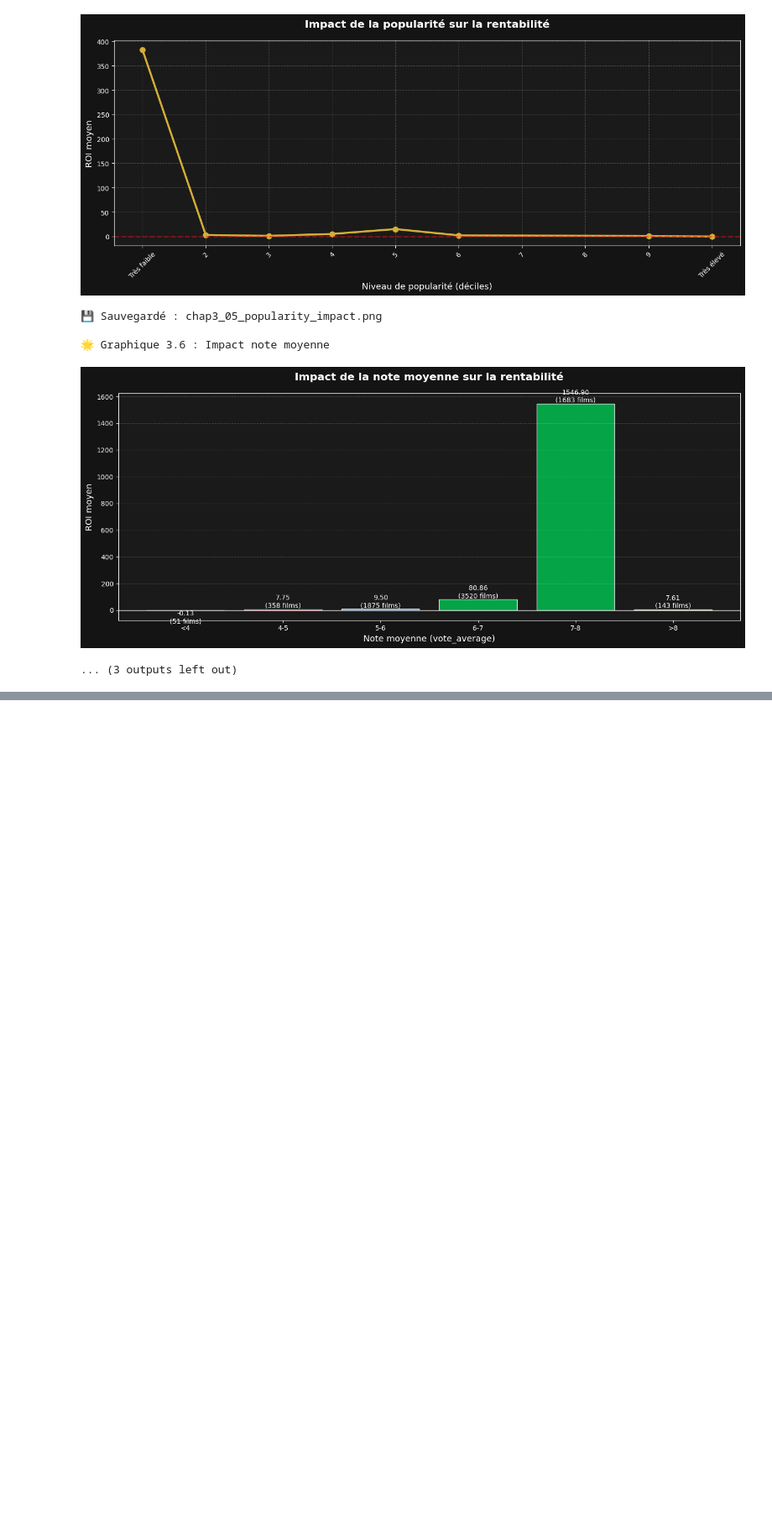
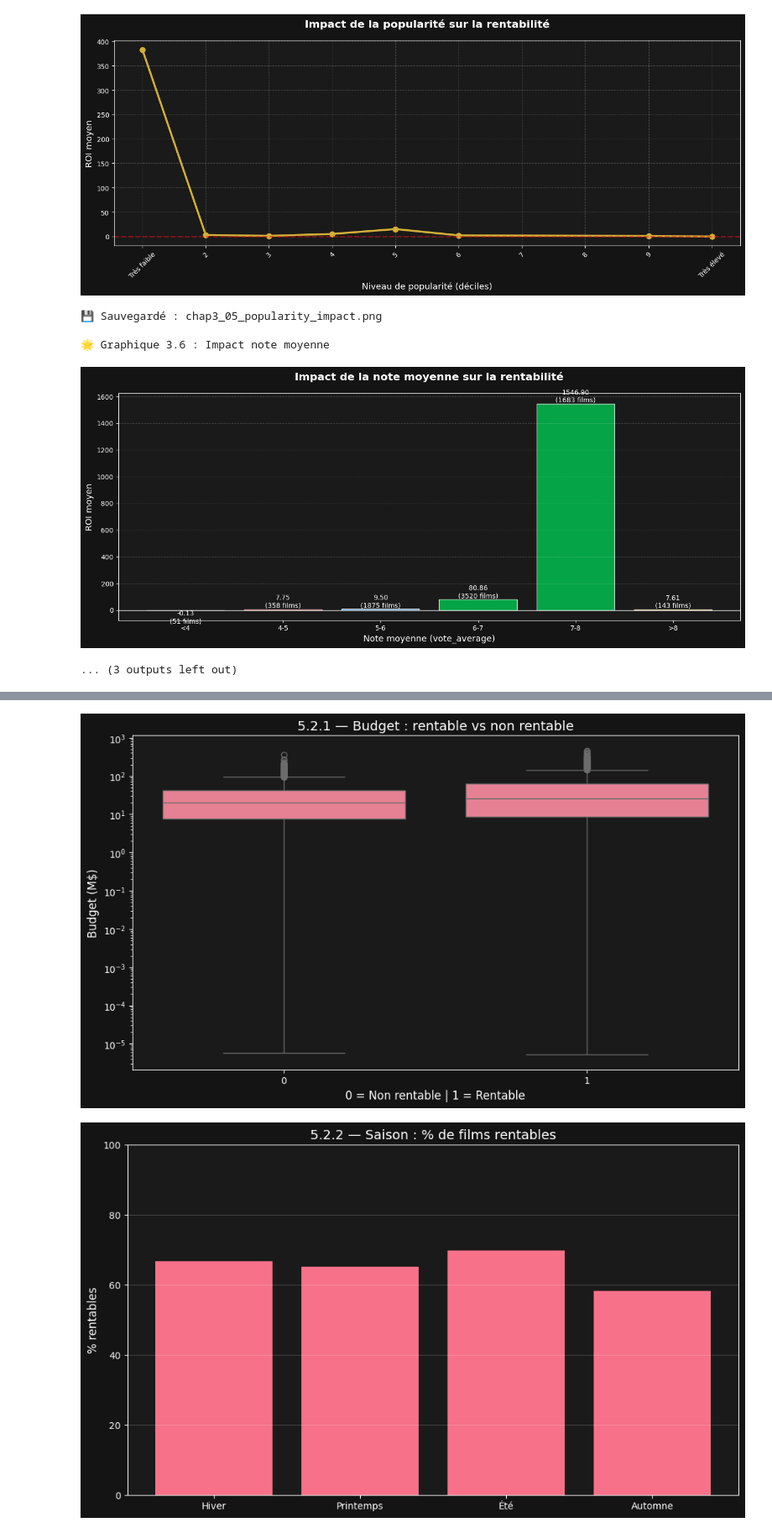
Before and after one commit to Nabintou-FOFANA/movie-profitability-predictor, a Jupyter notebook: notebooks/02_visualizations_static.ipynb, the cells around one changed output, grey strips where cells are left out. Shown at 84% size. Cells and saved outputs as stored; diff of their text form; code cells hidden in the pictures; blank space fills up the shorter version.

```diff
--- a/notebooks/02_visualizations_static.ipynb
+++ b/notebooks/02_visualizations_static.ipynb
@@ -849,0 +1130,64 @@ CHAPITRE 3 : FACTEURS DE SUCCÈS
+# %%
+# ==============================================================================
+# 5.2 — Caractéristiques comparées (pré-sortie) — VERSION PERTINENTE INVESTISSEUR
+# Objectif : identifier des signaux AVANT sortie (budget, timing, genre)
+# ==============================================================================
+
+# 5.2.1 Budget : boxplot
+plt.figure(figsize=(10,6))
+sns.boxplot(data=df5, x="is_profitable", y="budget_million")
+plt.title("5.2.1 — Budget : rentable vs non rentable")
+plt.xlabel("0 = Non rentable | 1 = Rentable")
+plt.ylabel("Budget (M$)")
+plt.yscale("log")  # utile car budgets très étalés
+plt.tight_layout()
+plt.show()
+
+# 5.2.2 Saison : taux de rentabilité
+season_order = ["Hiver", "Printemps", "Été", "Automne"]
+season_rate = (df5.groupby("season")["is_profitable"].mean() * 100).reindex(season_order)
+
+plt.figure(figsize=(10,6))
+plt.bar(season_rate.index, season_rate.values)
+plt.title("5.2.2 — Saison : % de films rentables")
+plt.ylabel("% rentables")
+plt.ylim(0, 100)
+plt.grid(axis="y", alpha=0.2)
+plt.tight_layout()
+plt.show()
+
+# 5.2.3 Catégorie budget : taux de rentabilité
+budget_order = ["Petit (<10M)", "Moyen (10-50M)", "Gros (50-100M)", "Blockbuster (>100M)"]
+budget_rate = (df5.groupby("budget_category")["is_profitable"].mean() * 100).reindex(budget_order)
+
+plt.figure(figsize=(12,6))
+plt.bar(budget_rate.index, budget_rate.values)
+plt.title("5.2.3 — Catégorie de budget : % de films rentables")
+plt.ylabel("% rentables")
+plt.ylim(0, 100)
+plt.grid(axis="y", alpha=0.2)
+plt.tight_layout()
+plt.show()
+
+# 5.2.4 Genres : Top 10 genres les plus stables (% rentables)
+# (on filtre un minimum de films par genre pour éviter les conclusions fragiles)
+MIN_FILMS_GENRE = 30
+genre_counts = df5["main_genre"].value_counts()
+valid_genres = genre_counts[genre_counts >= MIN_FILMS_GENRE].index
+
+genre_rate = (
+    df5[df5["main_genre"].isin(valid_genres)]
+      .groupby("main_genre")["is_profitable"]
+      .mean() * 100
+).sort_values(ascending=False).head(10)
+
+plt.figure(figsize=(12,6))
+plt.barh(genre_rate.index[::-1], genre_rate.values[::-1])
+plt.title(f"5.2.4 — Top 10 genres les plus stables (% rentables) (≥ {MIN_FILMS_GENRE} films/genre)")
+plt.xlabel("% rentables")
+plt.grid(axis="x", alpha=0.2)
+plt.tight_layout()
+plt.show()
+# %% [output]
+[figure, added]
+[figure, added]
```
Also changed, not shown: parts of 8 cells of this notebook, 1 other file.
